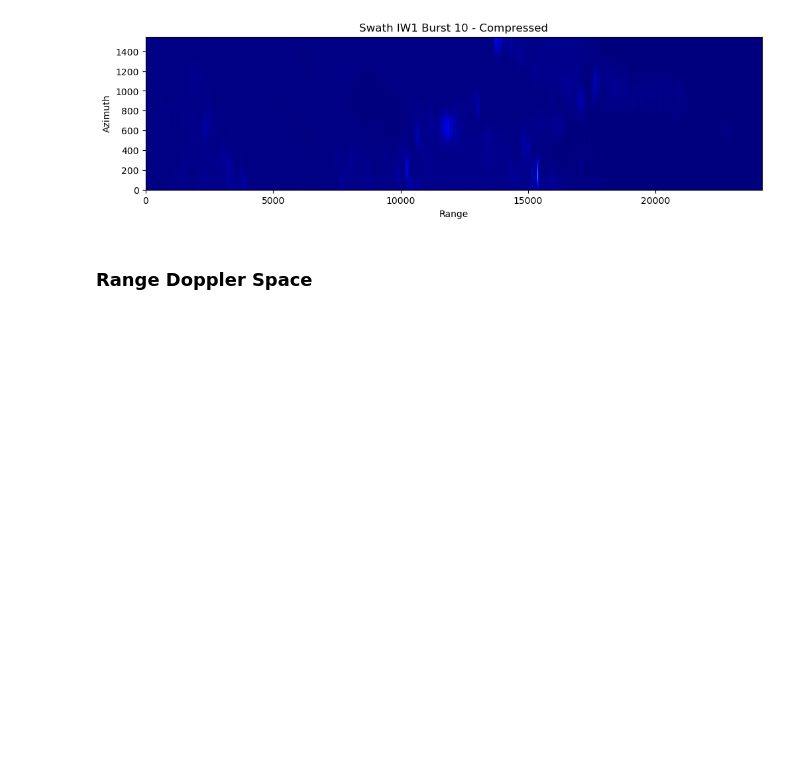
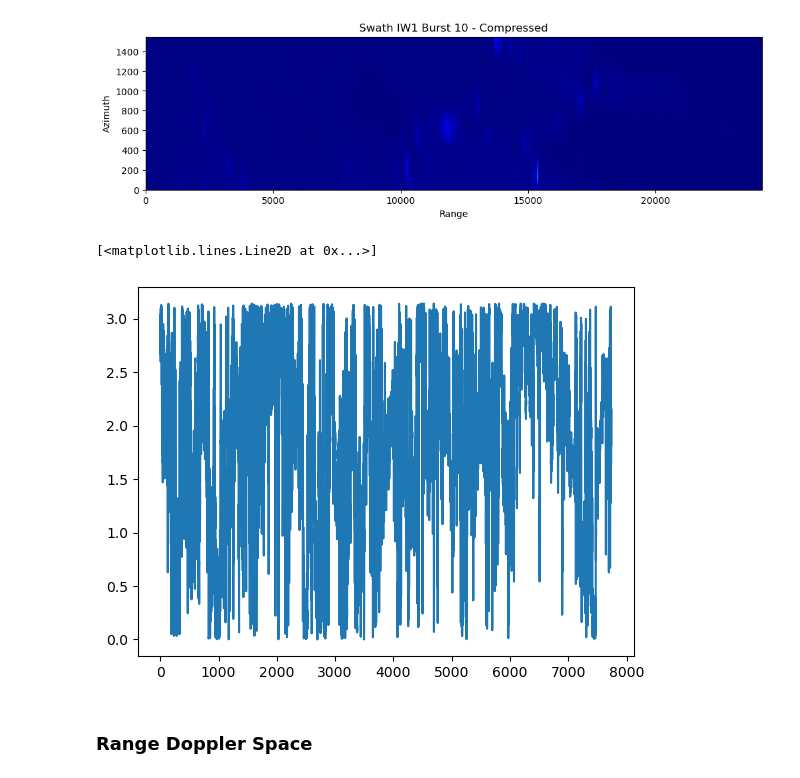
Before and after one commit to AndrewPlayer3/sar_processing, a Jupyter notebook: s1_level0/signal_analysis.ipynb, the cells around one changed output. Saved outputs shown, nothing was run; the diff lists cells and outputs as text; code cells hidden in the pictures; blank space fills up the shorter version.

```diff
--- a/s1_level0/signal_analysis.ipynb
+++ b/s1_level0/signal_analysis.ipynb
@@ -269,6 +273,39 @@ plot_signals(range_compressed_burst_norm, title="Swath IW1 Burst 10 - Compressed
 # %% [output]
 [figure]
 [figure]
+# %%
+from scipy.signal import correlate
+
+def average_phase_increment(range_compressed):
+    num_az, num_range = range_compressed.shape
+    num_range_blocks = num_az*5
+    range_block_size = num_range // num_range_blocks
+
+    phase_difference_sum = np.sum(np.conj(range_compressed[:-1, :]) * range_compressed[1:, :], axis=0)
+
+    avgs = np.zeros((num_range_blocks,), dtype=complex)
+    for i in range(num_range_blocks):
+        start = i * range_block_size
+        end = start + range_block_size
+        avgs[i] = np.sum(phase_difference_sum[start:end]) / range_block_size
+
+    return np.angle(avgs)
+# %%
+sig = average_phase_increment(range_compressed_burst)
+
+# x = np.arange(0, num_az_samples, 1)
+
+# x.shape, sig.shape
+
+plt.plot(np.abs(sig.real))
+
+# d = np.poly1d(np.polyfit(x, sig, deg=10));
+# plt.plot(np.unique(x), np.poly1d(np.polyfit(x, sig, deg=50))(np.unique(x)))
+# sig_norm = np.abs(sig) / np.max(np.abs(sig))
+# plt.plot(sig_norm)
+# %% [output]
+[<matplotlib.lines.Line2D at 0x...>]
+[figure, added]
 # %% [markdown]
 ### Range Doppler Space
 # %%
```
Also changed, not shown: parts of 24 cells of this notebook.
